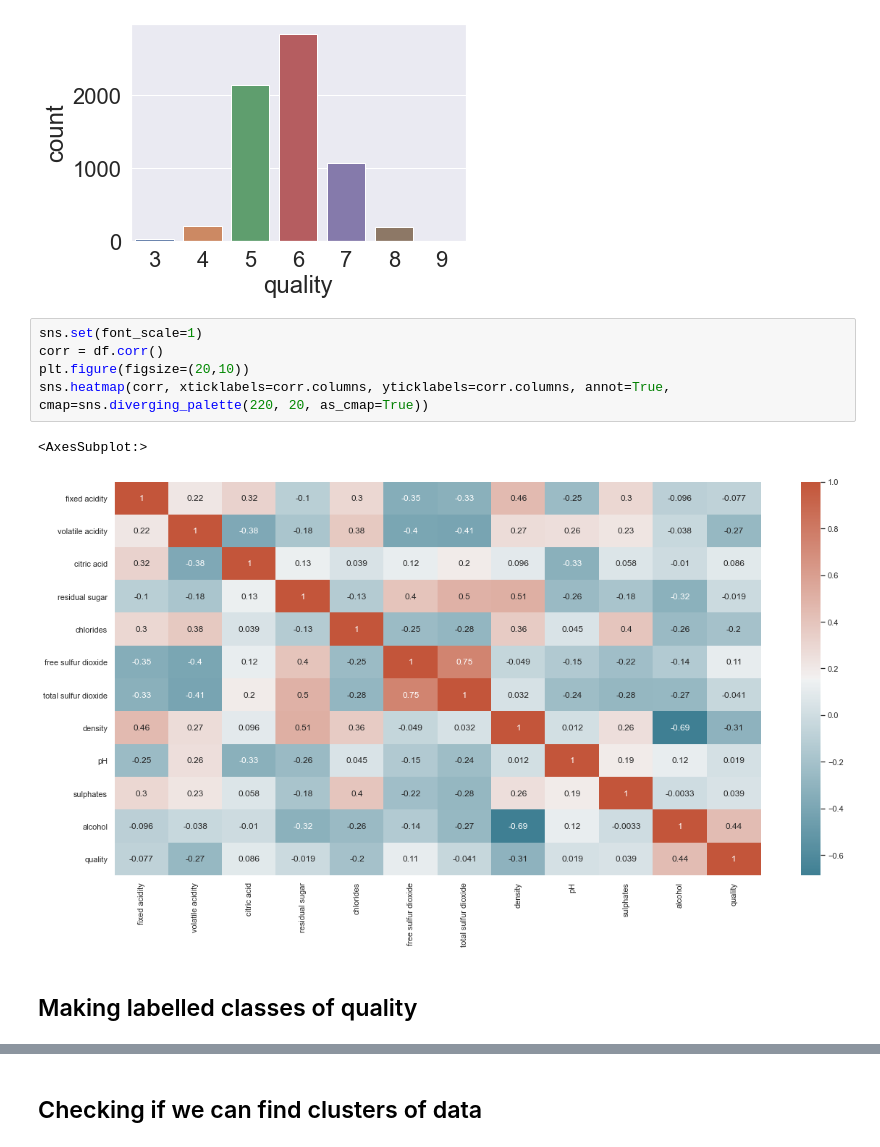
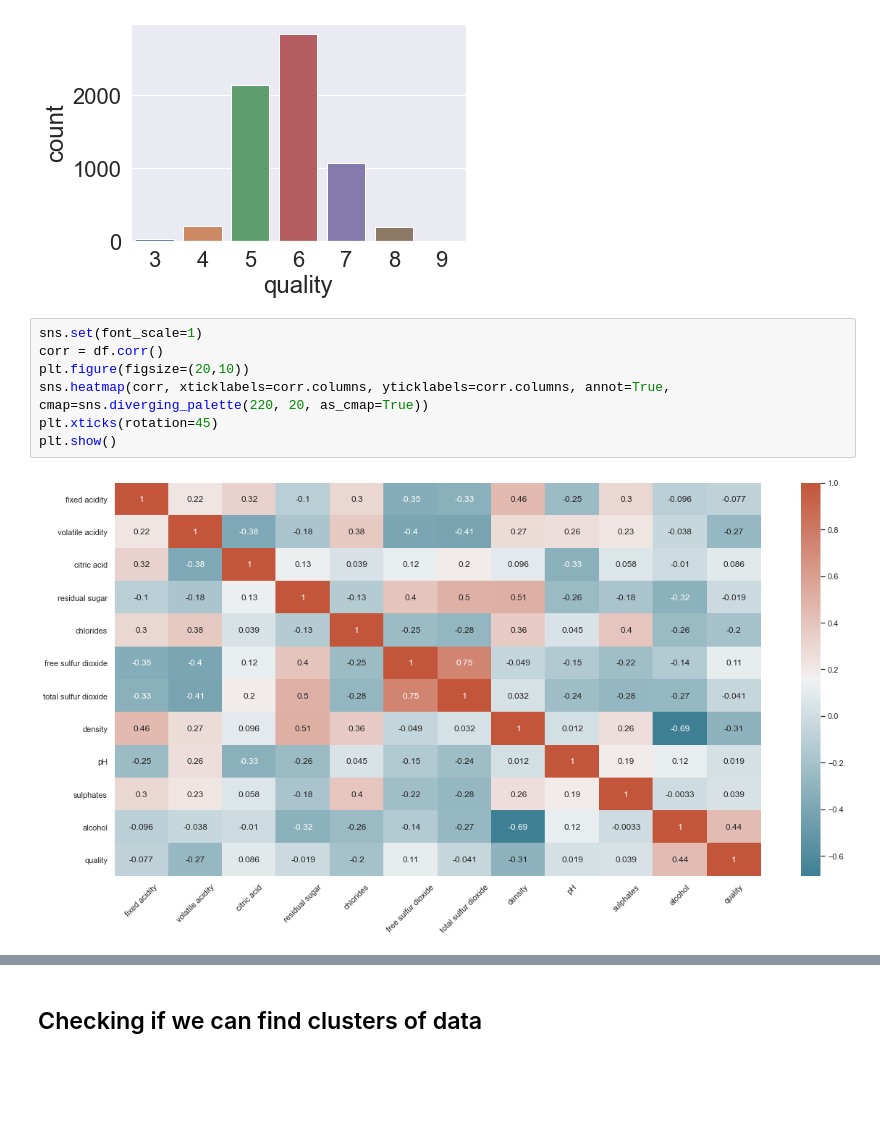
Before and after one commit to Prateeek73/WineQualityAnalysis, a Jupyter notebook: Wine Quality Analysis.ipynb, the cells around one changed output, grey strips where cells are left out. Cells and saved outputs as stored; diff of their text form; blank space fills up the shorter version.

```diff
--- a/Wine Quality Analysis.ipynb
+++ b/Wine Quality Analysis.ipynb
@@ -334,10 +331,9 @@ sns.countplot(df['quality'])
 # %%
 sns.set(font_scale=1)
 corr = df.corr()
 plt.figure(figsize=(20,10))
 sns.heatmap(corr, xticklabels=corr.columns, yticklabels=corr.columns, annot=True, cmap=sns.diverging_palette(220, 20, as_cmap=True))
+plt.xticks(rotation=45)
+plt.show()
 # %% [output]
-<AxesSubplot:>
-[figure, old version]
+[figure, new version]
-# %% [markdown]
-## Making labelled classes of quality
```
Also changed, not shown: parts of 66 cells of this notebook.
